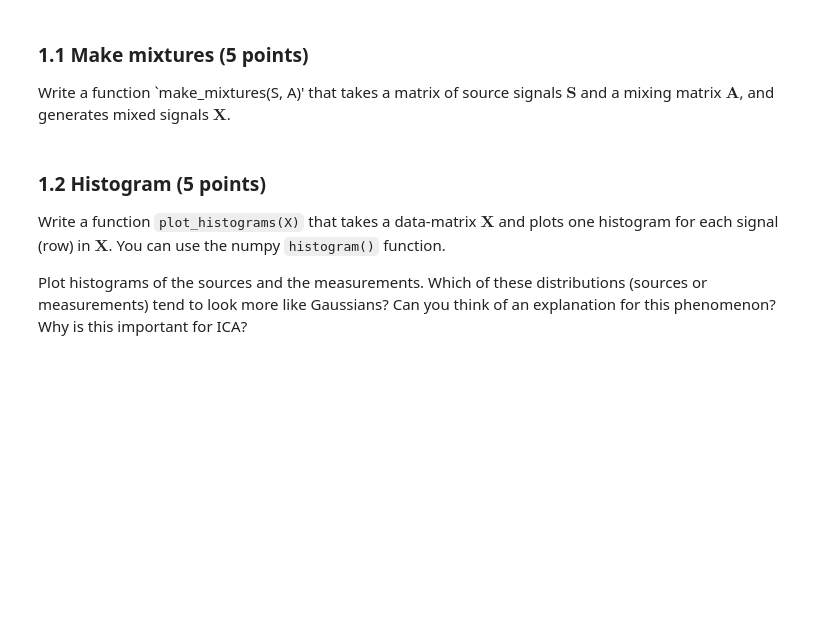
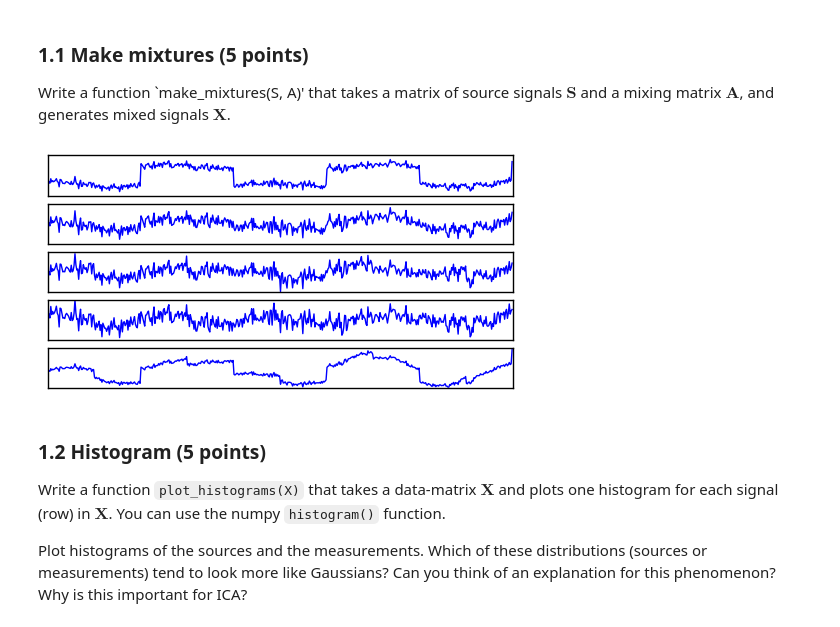
Before and after one commit to HitLuca/ML2-Labs, a Jupyter notebook: lab1/lab1.ipynb, the cells around one changed output. Drawn from its saved outputs; the diff is of its cells as text; code cells hidden in the pictures; blank space fills up the shorter version.

```diff
--- a/lab1/lab1.ipynb
+++ b/lab1/lab1.ipynb
@@ -96,11 +94,13 @@ Write a function `make_mixtures(S, A)' that takes a matrix of source signals $\m
 # %%
 ### 1.1 Make mixtures
 def make_mixtures(S, A=None):
     return np.dot(A, S)
 
 A = random_nonsingular_matrix(d=S.shape[0])
 X = make_mixtures(S, A)
-# plot_signals(X)
+plot_signals(X)
+# %% [output]
+[figure, added]
 # %% [markdown]
 ### 1.2 Histogram (5 points)
 Write a function `plot_histograms(X)` that takes a data-matrix $\mathbf{X}$ and plots one histogram for each signal (row) in $\mathbf{X}$. You can use the numpy `histogram()` function.
```
Also changed, not shown: parts of 15 cells of this notebook, 2 other files.
